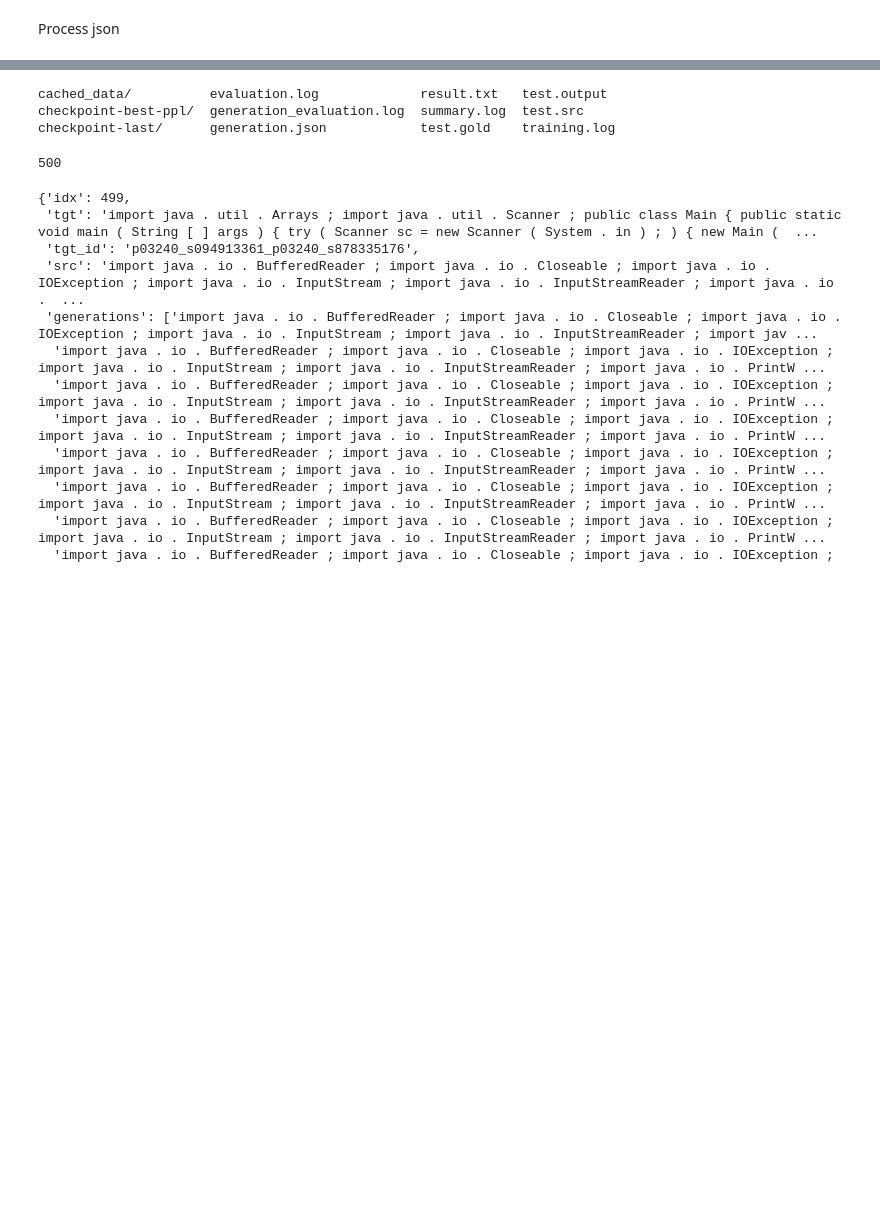
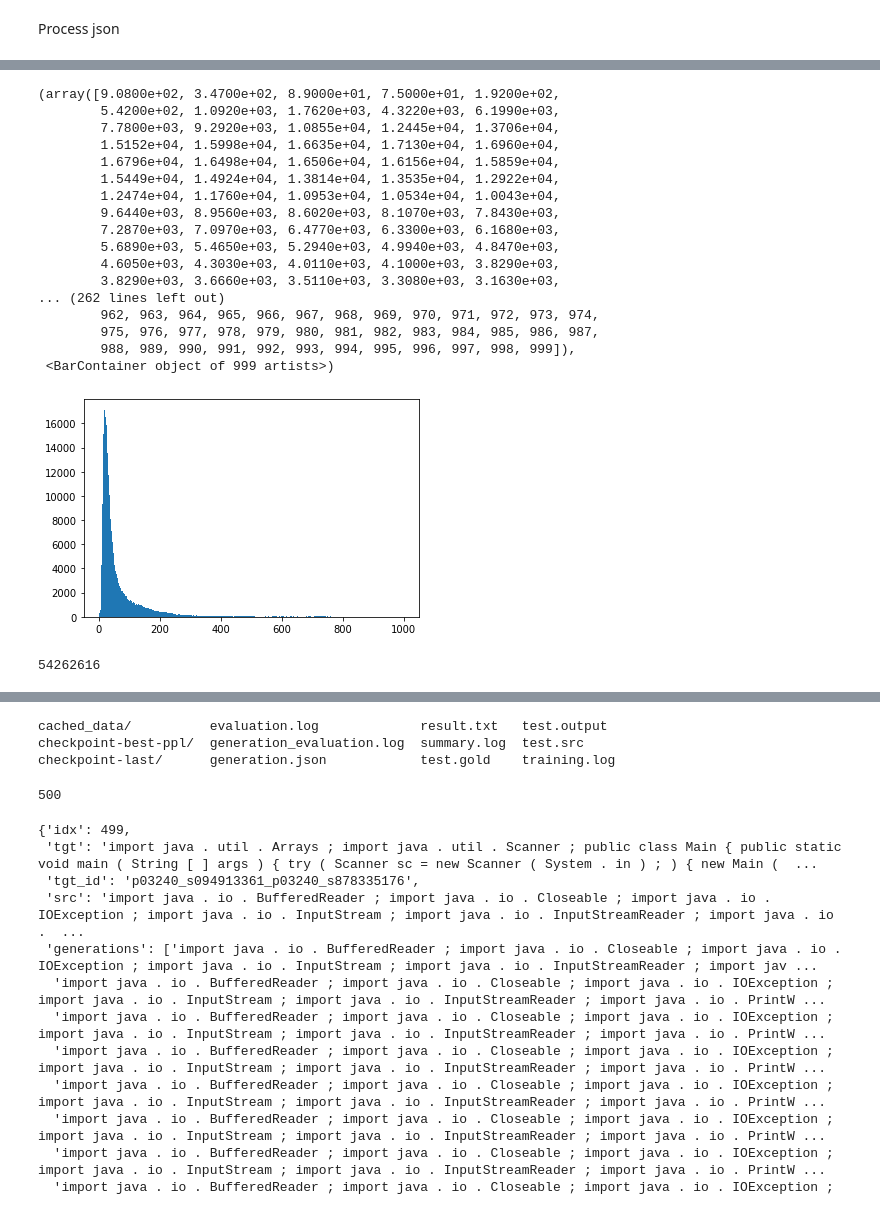
Before and after one commit to mahimanzum/FixEval, a Jupyter notebook: src/01_preprocessing.ipynb, the cells around one changed output, grey strips where cells are left out. Drawn from its saved outputs; the diff is of its cells as text; code cells hidden in the pictures; blank space fills up the shorter version.

```diff
--- a/src/01_preprocessing.ipynb
+++ b/src/01_preprocessing.ipynb
@@ -27,0 +30,42 @@ print("total data = ", ans)
+# %%
+java_lengths = []
+python_lengths = []
+for user in tqdm(data.keys()):
+    for problem_id in data[user].keys():
+        for item in data[user][problem_id]:
+            if item[4] == "java":
+                solution_path = "../Project_CodeNet/data/"+problem_id+"/Java/"+item[0]+'.java'
+                with open(solution_path, 'r', encoding='utf8') as f:
+                    code = f.read()
+                    java_lengths.append(code.count("\n"))
+            if item[4] == "py":
+                solution_path = "../Project_CodeNet/data/"+problem_id+"/Python/"+item[0]+'.py'
+                with open(solution_path, 'r', encoding='utf8') as f:
+                    code = f.read()
+                    python_lengths.append(code.count("\n"))
+# %%
+import matplotlib.pyplot as plt
+plt.hist(java_lengths, bins= [i for i in range(1000)])
+# %% [output]
+(array([9.0800e+02, 3.4700e+02, 8.9000e+01, 7.5000e+01, 1.9200e+02,
+        5.4200e+02, 1.0920e+03, 1.7620e+03, 4.3220e+03, 6.1990e+03,
+        7.7800e+03, 9.2920e+03, 1.0855e+04, 1.2445e+04, 1.3706e+04,
+        1.5152e+04, 1.5998e+04, 1.6635e+04, 1.7130e+04, 1.6960e+04,
+        1.6796e+04, 1.6498e+04, 1.6506e+04, 1.6156e+04, 1.5859e+04,
+        1.5449e+04, 1.4924e+04, 1.3814e+04, 1.3535e+04, 1.2922e+04,
+        1.2474e+04, 1.1760e+04, 1.0953e+04, 1.0534e+04, 1.0043e+04,
+        9.6440e+03, 8.9560e+03, 8.6020e+03, 8.1070e+03, 7.8430e+03,
+        7.2870e+03, 7.0970e+03, 6.4770e+03, 6.3300e+03, 6.1680e+03,
+        5.6890e+03, 5.4650e+03, 5.2940e+03, 4.9940e+03, 4.8470e+03,
+        4.6050e+03, 4.3030e+03, 4.0110e+03, 4.1000e+03, 3.8290e+03,
+        3.8290e+03, 3.6660e+03, 3.5110e+03, 3.3080e+03, 3.1630e+03,
+... (262 lines left out)
+        962, 963, 964, 965, 966, 967, 968, 969, 970, 971, 972, 973, 974,
+        975, 976, 977, 978, 979, 980, 981, 982, 983, 984, 985, 986, 987,
+        988, 989, 990, 991, 992, 993, 994, 995, 996, 997, 998, 999]),
+ <BarContainer object of 999 artists>)
+[figure, added]
+# %%
+sum(java_lengths)
+# %% [output]
+54262616
```
Also changed, not shown: parts of 11 cells of this notebook, 1 other file.
